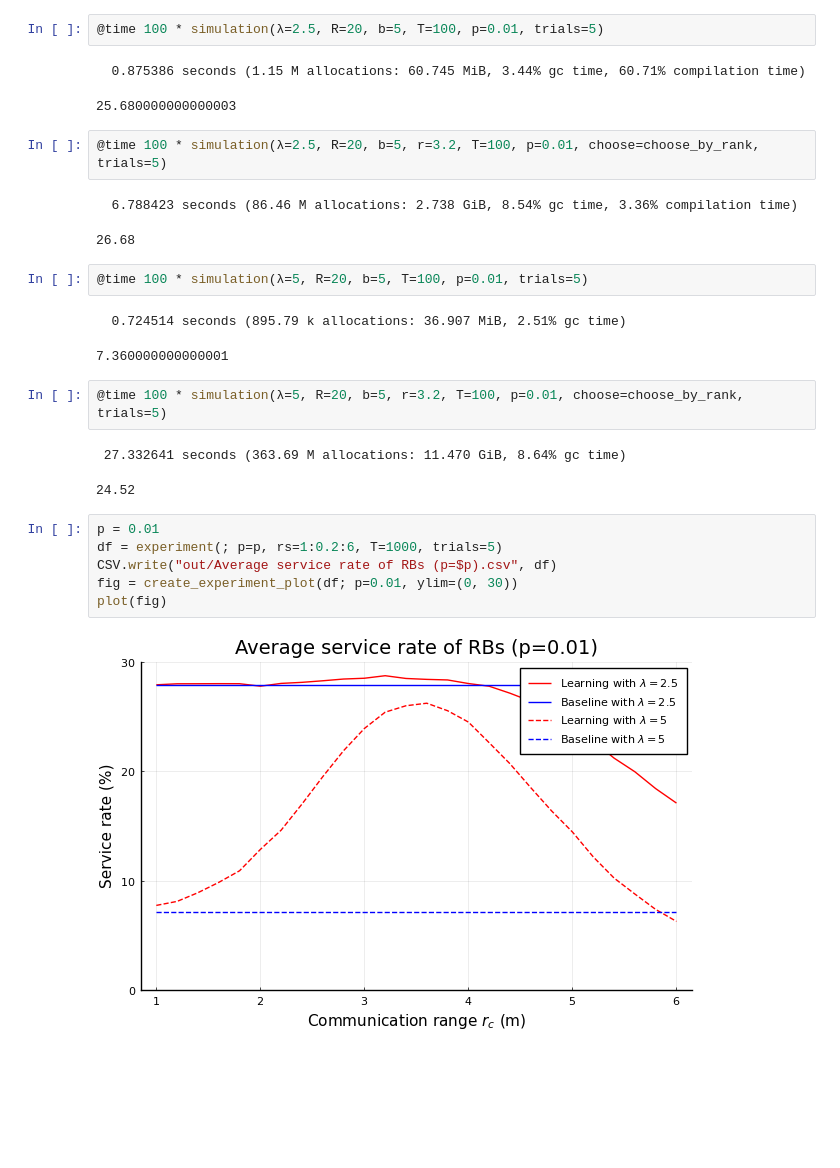
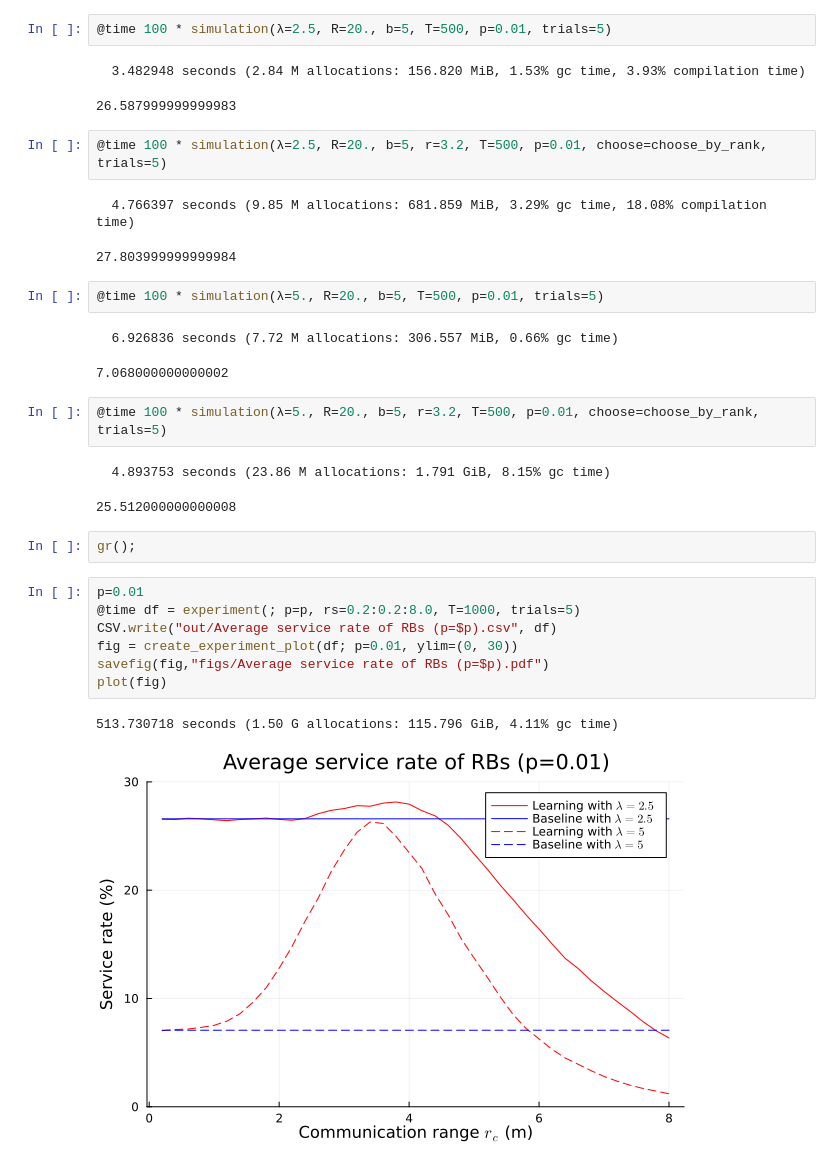
Before and after one commit to Algebra-FUN/KPR4IoT, a Jupyter notebook: Code/Julia/Simulation.ipynb, the cells around one changed output. Drawn from its saved outputs; the diff is of its cells as text; blank space fills up the shorter version.

```diff
--- a/Code/Julia/Simulation.ipynb
+++ b/Code/Julia/Simulation.ipynb
@@ -7,30 +7,34 @@ pyplot();
 # %%
-@time 100 * simulation(λ=2.5, R=20, b=5, T=100, p=0.01, trials=5)
+@time 100 * simulation(λ=2.5, R=20., b=5, T=500, p=0.01, trials=5)
 # %% [output]
-  0.875386 seconds (1.15 M allocations: 60.745 MiB, 3.44% gc time, 60.71% compilation time)
+  3.482948 seconds (2.84 M allocations: 156.820 MiB, 1.53% gc time, 3.93% compilation time)
-25.680000000000003
+26.587999999999983
 # %%
-@time 100 * simulation(λ=2.5, R=20, b=5, r=3.2, T=100, p=0.01, choose=choose_by_rank, trials=5)
+@time 100 * simulation(λ=2.5, R=20., b=5, r=3.2, T=500, p=0.01, choose=choose_by_rank, trials=5)
 # %% [output]
-  6.788423 seconds (86.46 M allocations: 2.738 GiB, 8.54% gc time, 3.36% compilation time)
+  4.766397 seconds (9.85 M allocations: 681.859 MiB, 3.29% gc time, 18.08% compilation time)
-26.68
+27.803999999999984
 # %%
-@time 100 * simulation(λ=5, R=20, b=5, T=100, p=0.01, trials=5)
+@time 100 * simulation(λ=5., R=20., b=5, T=500, p=0.01, trials=5)
 # %% [output]
-  0.724514 seconds (895.79 k allocations: 36.907 MiB, 2.51% gc time)
+  6.926836 seconds (7.72 M allocations: 306.557 MiB, 0.66% gc time)
-7.360000000000001
+7.068000000000002
 # %%
-@time 100 * simulation(λ=5, R=20, b=5, r=3.2, T=100, p=0.01, choose=choose_by_rank, trials=5)
+@time 100 * simulation(λ=5., R=20., b=5, r=3.2, T=500, p=0.01, choose=choose_by_rank, trials=5)
 # %% [output]
- 27.332641 seconds (363.69 M allocations: 11.470 GiB, 8.64% gc time)
+  4.893753 seconds (23.86 M allocations: 1.791 GiB, 8.15% gc time)
-24.52
+25.512000000000008
+# %%
+gr();
 # %%
-p = 0.01
-df = experiment(; p=p, rs=1:0.2:6, T=1000, trials=5)
+p=0.01
+@time df = experiment(; p=p, rs=0.2:0.2:8.0, T=1000, trials=5)
 CSV.write("out/Average service rate of RBs (p=$p).csv", df)
 fig = create_experiment_plot(df; p=0.01, ylim=(0, 30))
+savefig(fig,"figs/Average service rate of RBs (p=$p).pdf")
 plot(fig)
 # %% [output]
+513.730718 seconds (1.50 G allocations: 115.796 GiB, 4.11% gc time)
-[figure, old version]
+[figure, new version]
 # %%
 p=0.05
```
Also changed, not shown: parts of 2 cells of this notebook, 3 other files.
